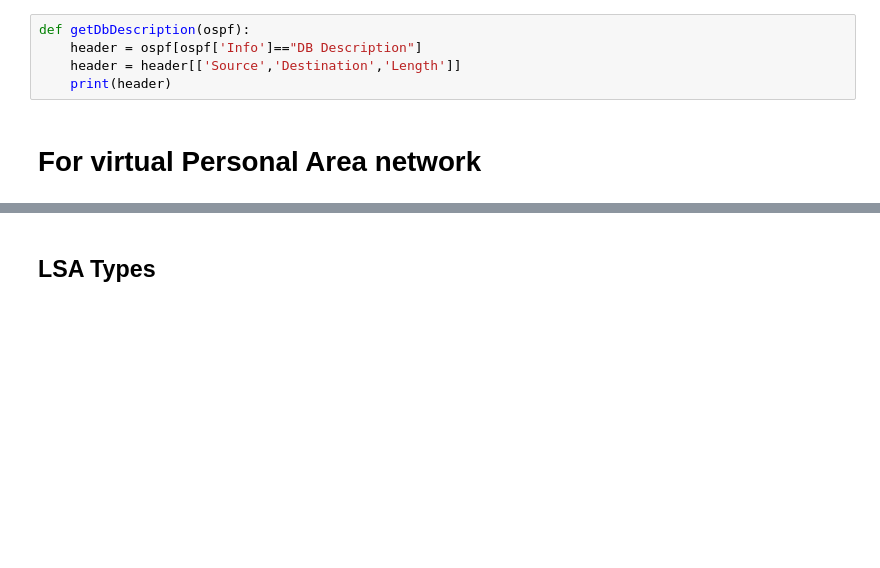
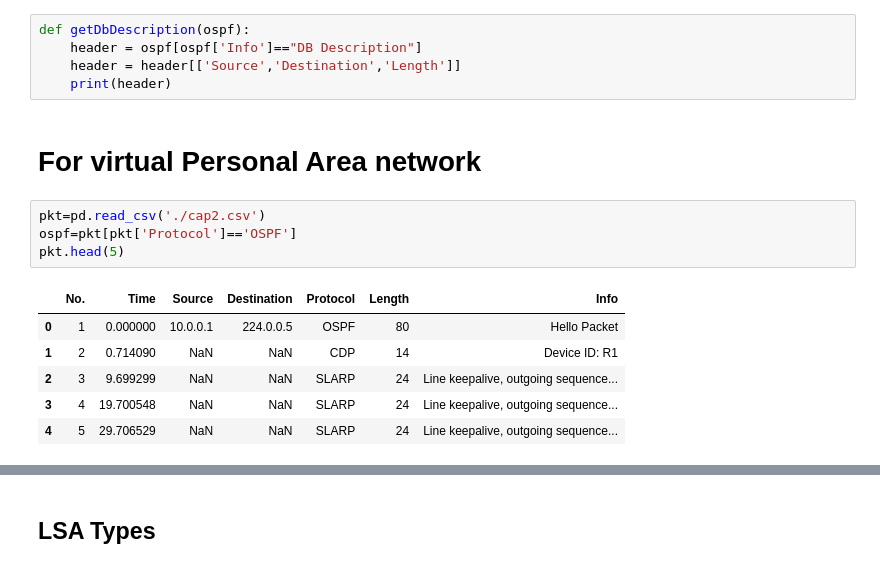
Before and after one commit to Blaezy/OSPF, a Jupyter notebook: cisco/OSPF.ipynb, the cells around one changed output, grey strips where cells are left out. Saved outputs shown, nothing was run; the diff lists cells and outputs as text; blank space fills up the shorter version.

```diff
--- a/cisco/OSPF.ipynb
+++ b/cisco/OSPF.ipynb
@@ -49,3 +49,14 @@ def getDbDescription(ospf):
     print(header)
 # %% [markdown]
 <h1>For virtual Personal Area network</h1>
+# %%
+pkt=pd.read_csv('./cap2.csv')
+ospf=pkt[pkt['Protocol']=='OSPF']
+pkt.head(5)
+# %% [output]
+|  | No. | Time | Source | Destination | Protocol | Length | Info |
+| 0 | 1 | 0.000000 | 10.0.0.1 | 224.0.0.5 | OSPF | 80 | Hello Packet |
+| 1 | 2 | 0.714090 | NaN | NaN | CDP | 14 | Device ID: R1 |
+| 2 | 3 | 9.699299 | NaN | NaN | SLARP | 24 | Line keepalive, outgoing sequence... |
+| 3 | 4 | 19.700548 | NaN | NaN | SLARP | 24 | Line keepalive, outgoing sequence... |
+| 4 | 5 | 29.706529 | NaN | NaN | SLARP | 24 | Line keepalive, outgoing sequence... |
```
Also changed, not shown: parts of 3 cells of this notebook.
